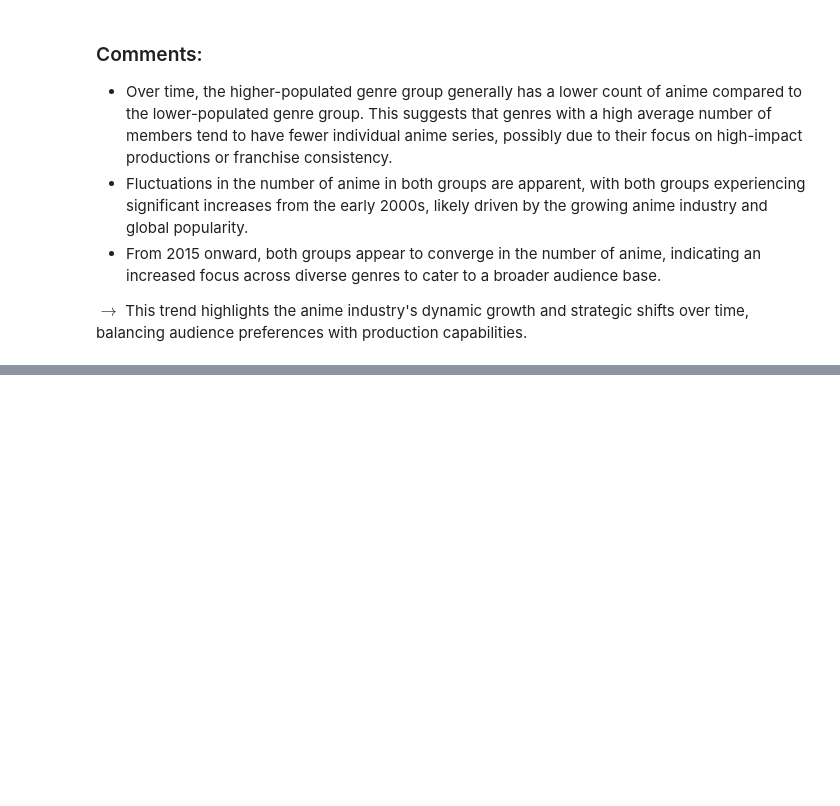
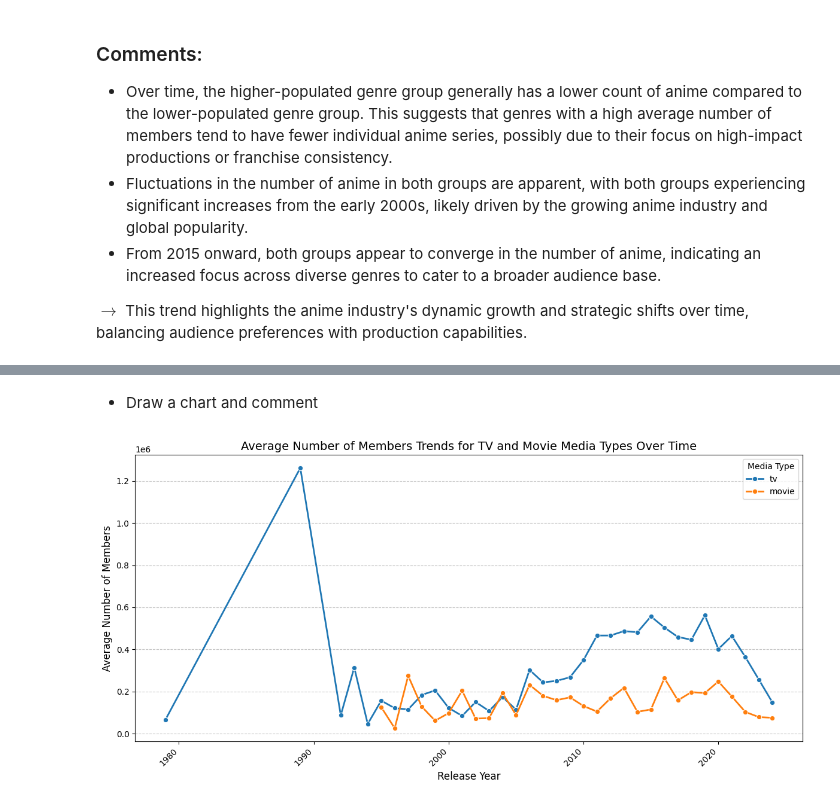
Before and after one commit to lib2509/Intro_to_DS_Final_Project, a Jupyter notebook: data_analysis.ipynb, the cells around one changed output, grey strips where cells are left out. Cells and saved outputs as stored; diff of their text form; code cells hidden in the pictures; blank space fills up the shorter version.

```diff
--- a/data_analysis.ipynb
+++ b/data_analysis.ipynb
@@ -512,0 +568,31 @@ $\rightarrow$ This trend highlights the anime industry's dynamic growth and stra
+# %%
+# Calculate the average Number of Members for each year and media type
+avg_number_of_members = (
+    tv_movie_data.groupby(['Release Year', 'Media Type'], as_index=False)
+    .agg({'Number of Members': 'mean'})
+    .rename(columns={'Number of Members': 'Average Number of Members'})
+)
+# %% [markdown]
+- Draw a chart and comment
+# %%
+# Plot the trend of Average Number of Members over time
+plt.figure(figsize=(12, 6))
+sns.lineplot(
+    data=avg_number_of_members,
+    x='Release Year',
+    y='Average Number of Members',
+    hue='Media Type',
+    marker='o',
+    linewidth=2
+)
+
+plt.title("Average Number of Members Trends for TV and Movie Media Types Over Time", fontsize=14)
+plt.xlabel("Release Year", fontsize=12)
+plt.ylabel("Average Number of Members", fontsize=12)
+plt.xticks(rotation=45, ha='right')
+plt.grid(axis='y', linestyle='--', alpha=0.7)
+plt.legend(title="Media Type", fontsize=10)
+plt.tight_layout()
+plt.show()
+# %% [output]
+[figure, added]
```
Also changed, not shown: parts of 11 cells of this notebook.
